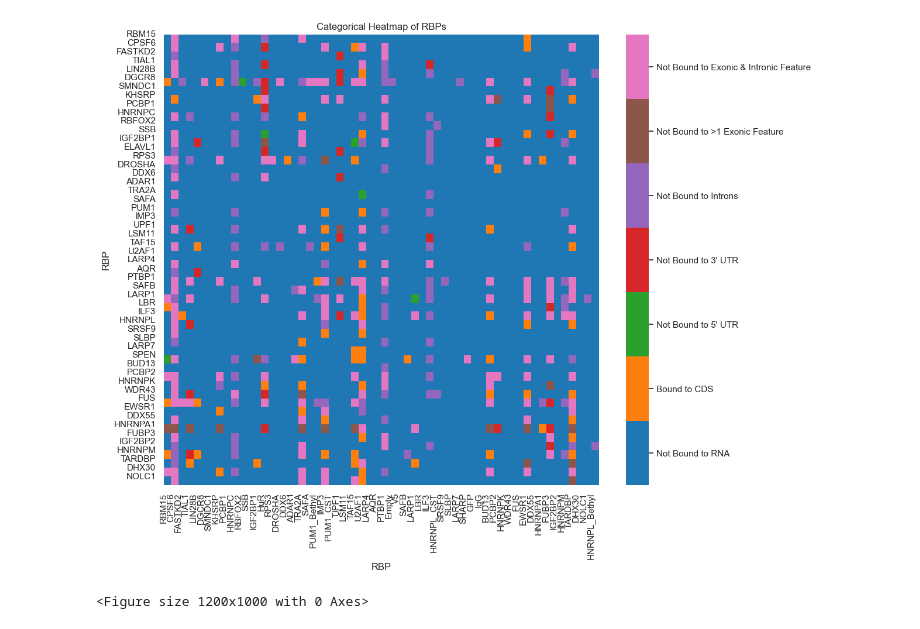
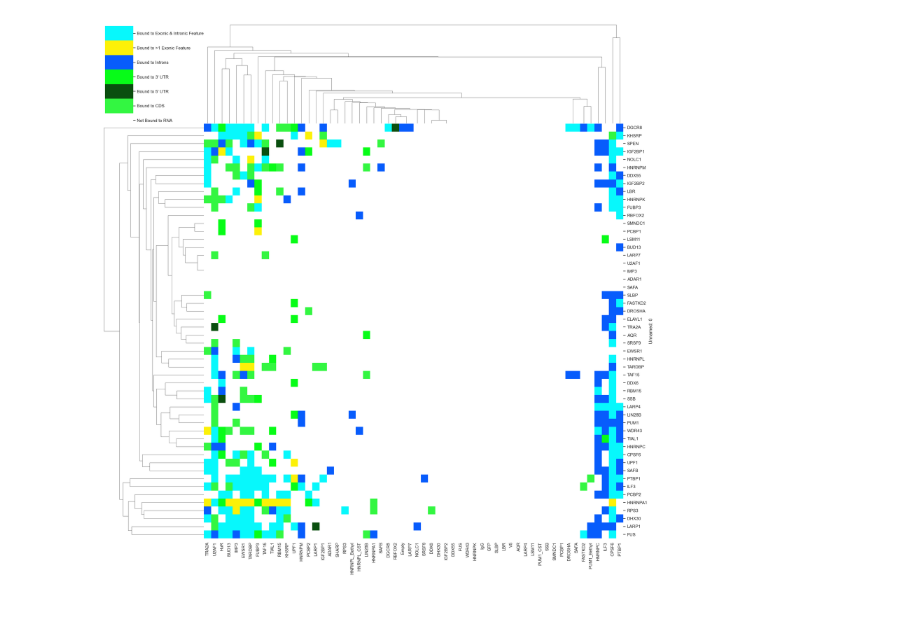
Before and after one commit to mjlab-Columbia/spidr, a Jupyter notebook: analysis/autoregulatory.ipynb, the cells around one changed output. Drawn from its saved outputs; the diff is of its cells as text; code cells hidden in the pictures.

Commit message:
Updated categorical heatmap code

```diff
--- a/analysis/autoregulatory.ipynb
+++ b/analysis/autoregulatory.ipynb
@@ -9,38 +11,33 @@ import os
 git_repo = git.Repo('.', search_parent_directories=True)
 git_root = git_repo.git.rev_parse('--show-toplevel')
 # %%
-df = pd.read_csv("../annotated/spidr_autoregulatory_binding_matrix.csv")
+df = pd.read_csv(os.path.join(git_root, "annotated/spidr_autoregulatory_binding_matrix.csv"))
 df.set_index('Unnamed: 0', inplace=True)
 # %%
-sns.set(rc={'figure.figsize':(12,10)})
-
 value_to_int = {
     'Not Bound to RNA': 0,
     'Bound to CDS': 1,
-    "Not Bound to 5' UTR": 2,
-    "Not Bound to 3' UTR": 3,
-    'Not Bound to Introns': 4,
-    'Not Bound to >1 Exonic Feature': 5,
-    'Not Bound to Exonic & Intronic Feature': 6
+    "Bound to 5' UTR": 2,
+    "Bound to 3' UTR": 3,
+    'Bound to Introns': 4,
+    'Bound to >1 Exonic Feature': 5,
+    'Bound to Exonic & Intronic Feature': 6
 }
 
 # discrete colormap (n samples from a given cmap)
 n = len(value_to_int)
-cmap = sns.color_palette("tab10", n)
-ax = sns.heatmap(df, cmap=cmap, )
-ax.set_xticks(np.arange(df.shape[1]), labels=df.columns)
-ax.set_yticks(np.arange(df.shape[0]), labels=df.index)
-ax.set_ylabel("RBP")
-ax.set_xlabel("RBP")
-ax.set_title("Categorical Heatmap of RBPs")
+
+# 0 = white, 1 = green, 2 = very dark green, 3 = light green, 4 = Blue, 5 = yellow, 6 = teal
+palette = ["#FFFFFF", "#33F641", "#0A4F0F", "#07FC18", "#075CFC", "#FCF107", "#07F8FC"]
+cmap = sns.color_palette(palette, n)
+
+hm = sns.clustermap(df, cmap=cmap, figsize=(20,20))
 
 # modify colorbar:
-colorbar = ax.collections[0].colorbar
+colorbar = hm.ax_heatmap.collections[0].colorbar
 r = colorbar.vmax - colorbar.vmin
 colorbar.set_ticks([colorbar.vmin + r / n * (0.5 + i) for i in range(n)])
 colorbar.set_ticklabels(list(value_to_int.keys()))
-plt.show()
 plt.savefig(os.path.join(git_root, "figures/categorical-heatmap.png"))
 # %% [output]
-[figure, old version]
+[figure, new version]
-<Figure size 1200x1000 with 0 Axes>
```
Also changed, not shown: parts of 1 cell of this notebook.
